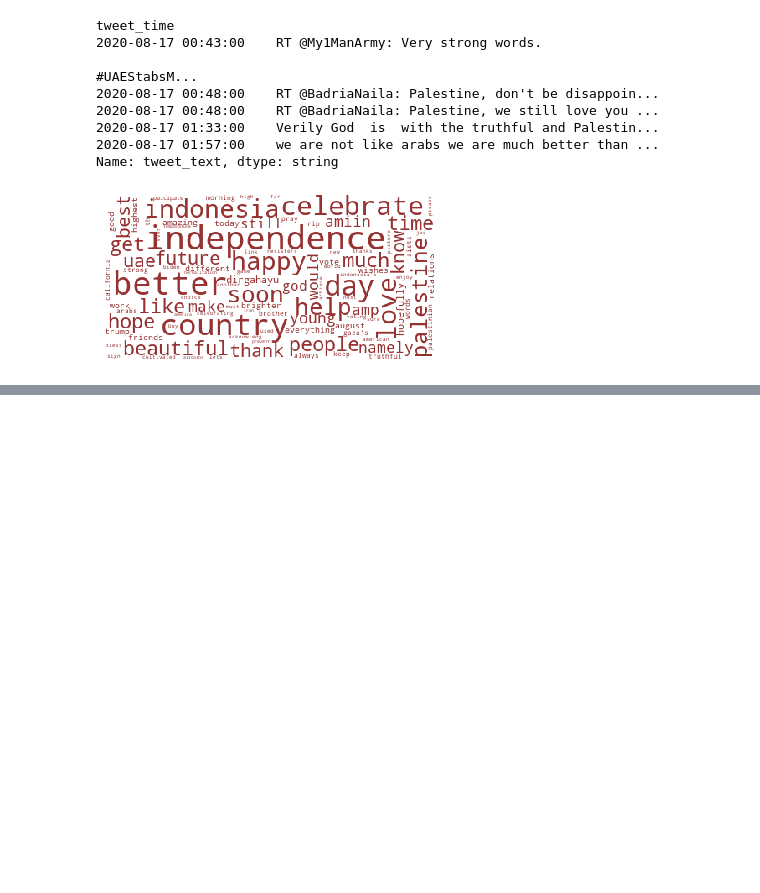
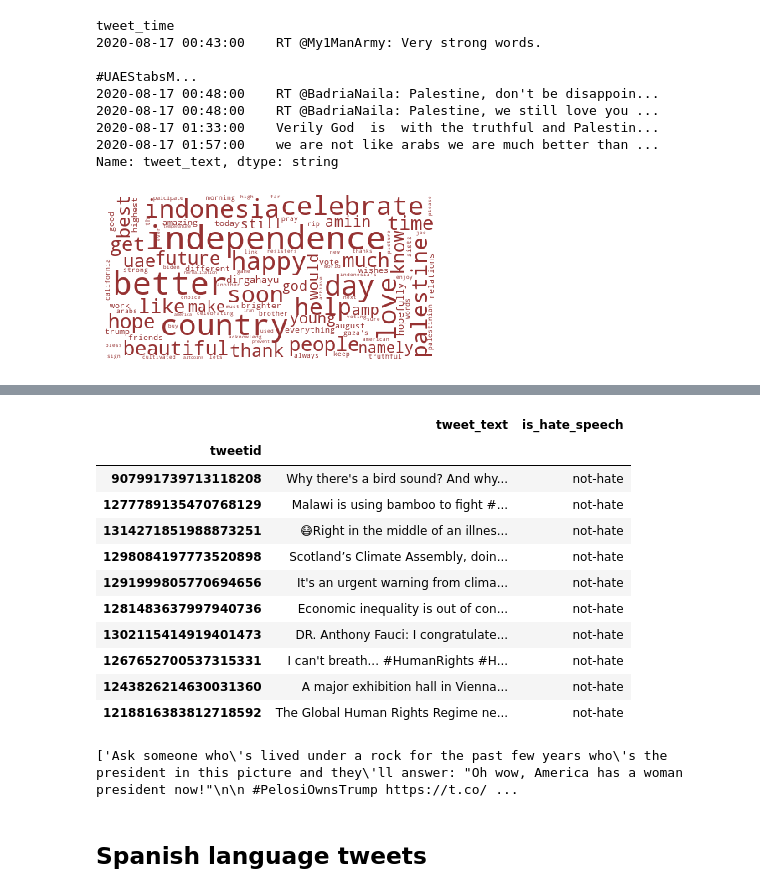
Before and after one commit to sarahkpardo/social-media-data-analysis, a Jupyter notebook: sentiment_analysis_transformers.ipynb, the cells around one changed output, grey strips where cells are left out. Saved outputs shown, nothing was run; the diff lists cells and outputs as text; code cells hidden in the pictures; blank space fills up the shorter version.

Commit message:
Updated sentiment analysis

```diff
--- a/sentiment_analysis_transformers.ipynb
+++ b/sentiment_analysis_transformers.ipynb
@@ -100,7 +100,7 @@ def get_labels(task):
         csvreader = csv.reader(html, delimiter='\t')
     return [row[1] for row in csvreader if len(row) > 1]
 
-def predict_sentiment(document):
+def predict_sentiment(document, model=None):
     # preprocess
     document = preprocess_string(document)
 
@@ -292,0 +313,7 @@ fig = visualize(freq_dict)
+# %%
+task = "hate"
+MODEL = "cardiffnlp/twitter-roberta-base-{}".format(task)
+
+model, tokenizer = get_model(MODEL, task)
+
+labels = get_labels(task)
@@ -292,0 +325,15 @@ fig = visualize(freq_dict)
+# %%
+documents = (campaign
+ .groupby('tweet_language')
+ .get_group('en')['tweet_text']
+).head(100)
+# %%
+predict = functools.partial(predict_sentiment, model=model)
+
+t1 = default_timer()
+
+is_hate_speech = (documents
+             .apply(preprocess_string)
+             .apply(predict)
+            )
+print('elapsed: {}'.format(default_timer() - t1))
@@ -292,0 +342,26 @@ fig = visualize(freq_dict)
+# %%
+documents = pd.DataFrame(documents)
+documents['is_hate_speech'] = is_hate_speech
+documents[['tweet_text','is_hate_speech']].head(10)
+# %% [output]
+|  | tweet_text | is_hate_speech |
+| tweetid |  |  |
+| 907991739713118208 | Why there's a bird sound? And why... | not-hate |
+| 1277789135470768129 | Malawi is using bamboo to fight #... | not-hate |
+| 1314271851988873251 | 😷Right in the middle of an illnes... | not-hate |
+| 1298084197773520898 | Scotland’s Climate Assembly, doin... | not-hate |
+| 1291999805770694656 | It's an urgent warning from clima... | not-hate |
+| 1281483637997940736 | Economic inequality is out of con... | not-hate |
+| 1302115414919401473 | DR. Anthony Fauci: I congratulate... | not-hate |
+| 1267652700537315331 | I can't breath... #HumanRights #H... | not-hate |
+| 1243826214630031360 | A major exhibition hall in Vienna... | not-hate |
+| 1218816383812718592 | The Global Human Rights Regime ne... | not-hate |
+# %%
+((documents
+ .groupby('is_hate_speech')
+ .get_group('hate')
+)['tweet_text']).to_list()
+# %% [output]
+['Ask someone who\'s lived under a rock for the past few years who\'s the president in this picture and they\'ll answer: "Oh wow, America has a woman president now!"\n\n #PelosiOwnsTrump https://t.co/ ...
+# %% [markdown]
+## Spanish language tweets
```
Also changed, not shown: parts of 14 cells of this notebook.
